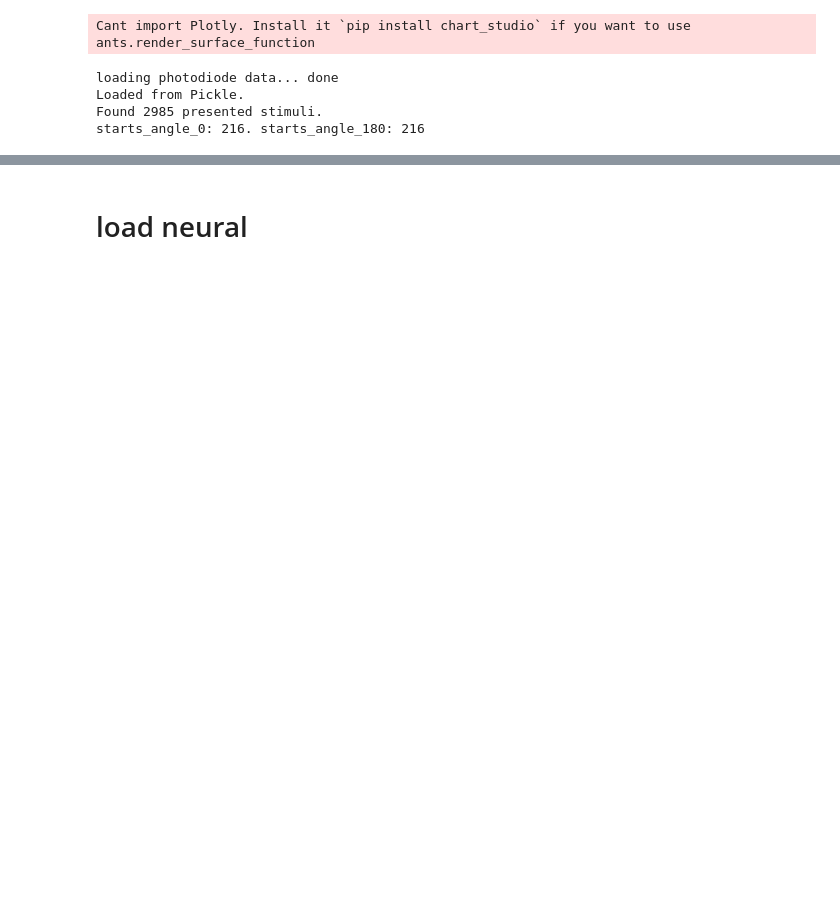
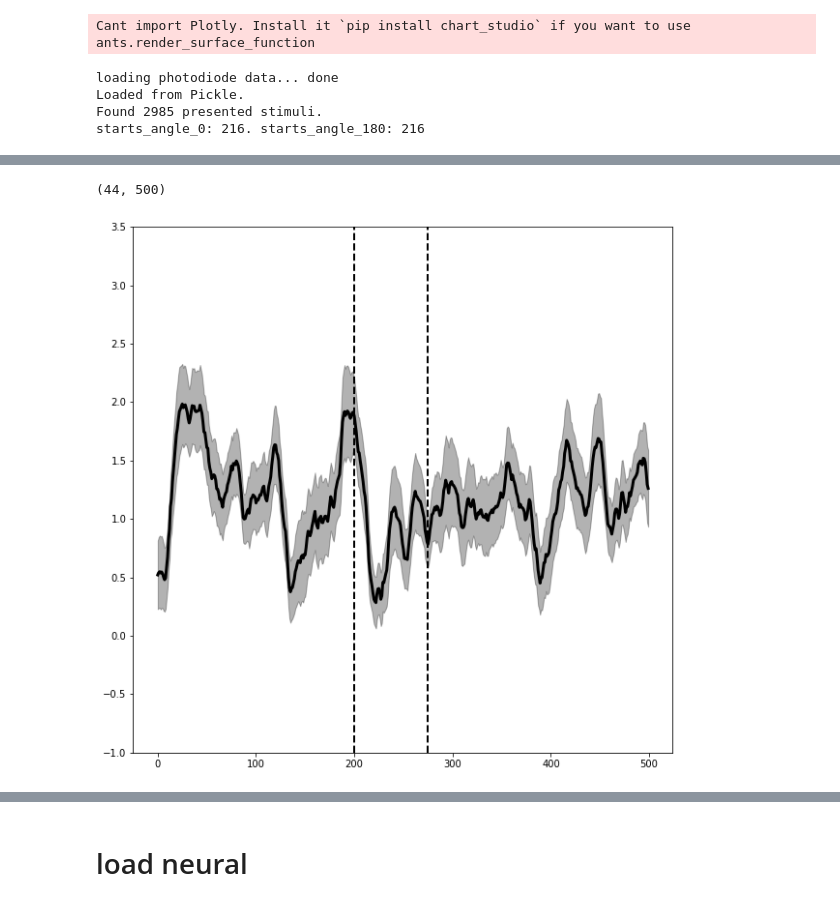
Before and after one commit to ClandininLab/brainsss, a Jupyter notebook: yandan & ilana/20220824+-+explosions+of+STA+conditioned+on+stimulus+clean.ipynb, the cells around one changed output, grey strips where cells are left out. Cells and saved outputs as stored; diff of their text form; code cells hidden in the pictures; blank space fills up the shorter version.

```diff
--- a/yandan & ilana/20220824+-+explosions+of+STA+conditioned+on+stimulus+clean.ipynb
+++ b/yandan & ilana/20220824+-+explosions+of+STA+conditioned+on+stimulus+clean.ipynb
@@ -227,22 +229,25 @@ plt.plot(fictrac['Y'])
 # %%
 #Only plotting behavior of the trials where the fly froze
 
 freeze_trials = np.zeros([len(slow_ind), np.shape(behavior_traces)[1]])
 x = 0
 for i in range(len(behavior_traces)):
     if i in slow_ind:
         freeze_trials[x] = behavior_traces[i, :]
         x+=1
 avg_freeze = np.mean(freeze_trials, axis=0)
 sem_freeze = scipy.stats.sem(freeze_trials,axis=0)
 
 plt.figure(figsize=(10,10))
 plt.plot(avg_freeze,color='k',linewidth=3)
 plt.fill_between(np.arange(len(avg_freeze)),avg_freeze-sem_freeze, avg_freeze+sem_freeze, color='k',alpha=0.3)
-plt.ylim(0.3, 3.5)
+plt.ylim(-1, 3.5)
 for line in [pre_window,(pre_window+stim_time)]:
     plt.axvline(line,color='k',linestyle='--',lw=2)
 np.shape(freeze_trials)
+# %% [output]
+(44, 500)
+[figure, added]
 # %%
 #Only plotting behavior of the trials where the fly didn't freeze
 
```
Also changed, not shown: parts of 17 cells of this notebook, 1 other file.
